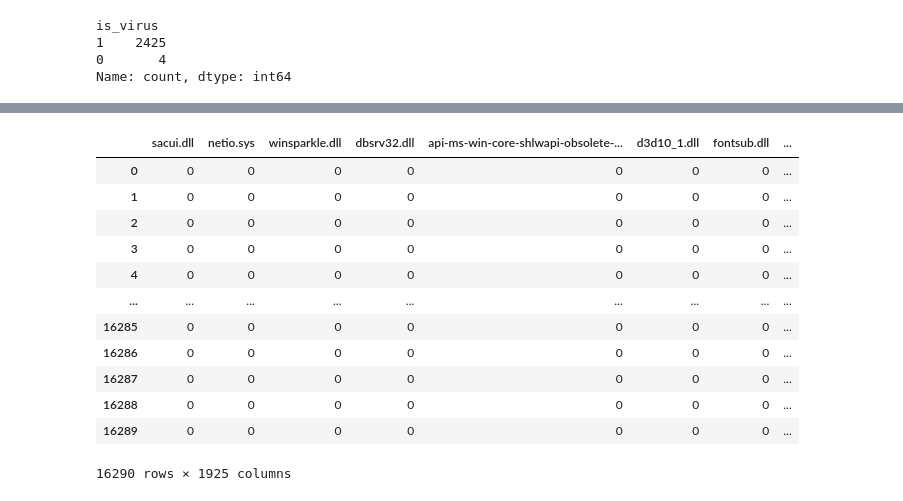
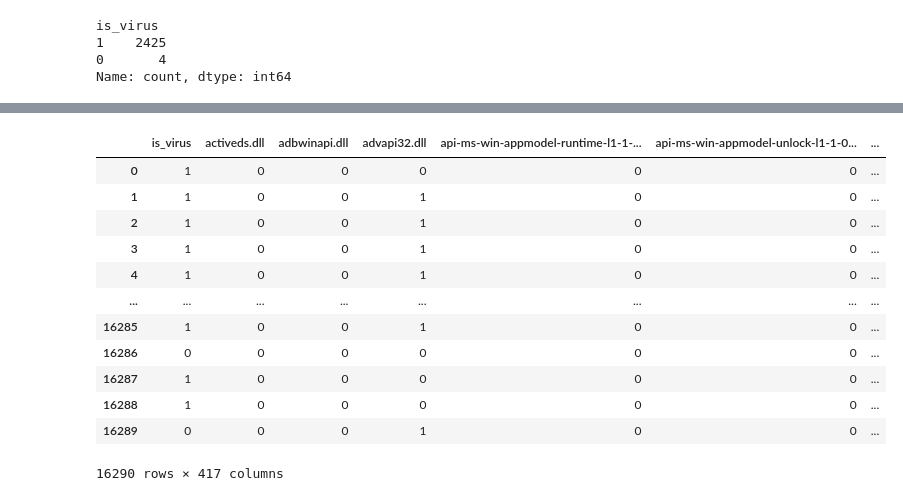
Before and after one commit to EugenePWN/Education, a Jupyter notebook: solutions/hh_tasks/solution.ipynb, the cells around one changed output, grey strips where cells are left out. Saved outputs shown, nothing was run; the diff lists cells and outputs as text; code cells hidden in the pictures.

```diff
--- a/solutions/hh_tasks/solution.ipynb
+++ b/solutions/hh_tasks/solution.ipynb
@@ -124,20 +71,48 @@ df = pd.DataFrame({})
+# %%
+from sklearn.preprocessing import MultiLabelBinarizer
+
+data_train['libs'] = data_train['libs'].apply(lambda x: sorted(x.split(',')))
+
+mlb = MultiLabelBinarizer()
+enc_libs = pd.DataFrame(mlb.fit_transform(data_train['libs']), columns=mlb.classes_, index=data_train.index)
+
+data_train = pd.concat([data_train, enc_libs], axis=1)
+
+data_train = data_train.drop('libs', axis=1)
 # %%
-for j in files:
-	df[j] = [1 if j in data_train['libs'][i] else 0 for i in range(len(data_train['libs']))]
+str_filenames = ['VirusShare', '.exe', '+', '-']
+
+for j in str_filenames:
+	data_train[j] = [1 if j in data_train['filename'][i] else 0 for i in range(len(data_train))]
+data_train = data_train.drop(columns='filename')
-# %%
-df
-# %% [output]
-|  | sacui.dll | netio.sys | winsparkle.dll | dbsrv32.dll | api-ms-win-core-shlwapi-obsolete-... | d3d10_1.dll | fontsub.dll | ... |
-| 0 | 0 | 0 | 0 | 0 | 0 | 0 | 0 | ... |
-| 1 | 0 | 0 | 0 | 0 | 0 | 0 | 0 | ... |
-| 2 | 0 | 0 | 0 | 0 | 0 | 0 | 0 | ... |
-| 3 | 0 | 0 | 0 | 0 | 0 | 0 | 0 | ... |
-| 4 | 0 | 0 | 0 | 0 | 0 | 0 | 0 | ... |
-| ... | ... | ... | ... | ... | ... | ... | ... | ... |
-| 16285 | 0 | 0 | 0 | 0 | 0 | 0 | 0 | ... |
-| 16286 | 0 | 0 | 0 | 0 | 0 | 0 | 0 | ... |
-| 16287 | 0 | 0 | 0 | 0 | 0 | 0 | 0 | ... |
-| 16288 | 0 | 0 | 0 | 0 | 0 | 0 | 0 | ... |
-| 16289 | 0 | 0 | 0 | 0 | 0 | 0 | 0 | ... |
-16290 rows × 1925 columns
+# %%
+data_val['libs'] = data_val['libs'].apply(lambda x: sorted(x.split(',')))
+
+enc_libs = pd.DataFrame(mlb.fit_transform(data_val['libs']), columns=mlb.classes_, index=data_val.index)
+
+data_val = pd.concat([data_val, enc_libs], axis=1)
+
+data_val = data_val.drop('libs', axis=1)
+# %%
+for j in str_filenames:
+	data_val[j] = [1 if j in data_val['filename'][i] else 0 for i in range(len(data_val))]
+data_val = data_val.drop(columns='filename')
+# %%
+common_columns = data_train.columns.intersection(data_val.columns)
+data_train = data_train[common_columns]
+data_train
+# %% [output]
+|  | is_virus | activeds.dll | adbwinapi.dll | advapi32.dll | api-ms-win-appmodel-runtime-l1-1-... | api-ms-win-appmodel-unlock-l1-1-0... | ... |
+| 0 | 1 | 0 | 0 | 0 | 0 | 0 | ... |
+| 1 | 1 | 0 | 0 | 1 | 0 | 0 | ... |
+| 2 | 1 | 0 | 0 | 1 | 0 | 0 | ... |
+| 3 | 1 | 0 | 0 | 1 | 0 | 0 | ... |
+| 4 | 1 | 0 | 0 | 1 | 0 | 0 | ... |
+| ... | ... | ... | ... | ... | ... | ... | ... |
+| 16285 | 1 | 0 | 0 | 1 | 0 | 0 | ... |
+| 16286 | 0 | 0 | 0 | 0 | 0 | 0 | ... |
+| 16287 | 1 | 0 | 0 | 0 | 0 | 0 | ... |
+| 16288 | 1 | 0 | 0 | 0 | 0 | 0 | ... |
+| 16289 | 0 | 0 | 0 | 1 | 0 | 0 | ... |
+16290 rows × 417 columns
 # %%
```
Also changed, not shown: parts of 21 cells of this notebook.
